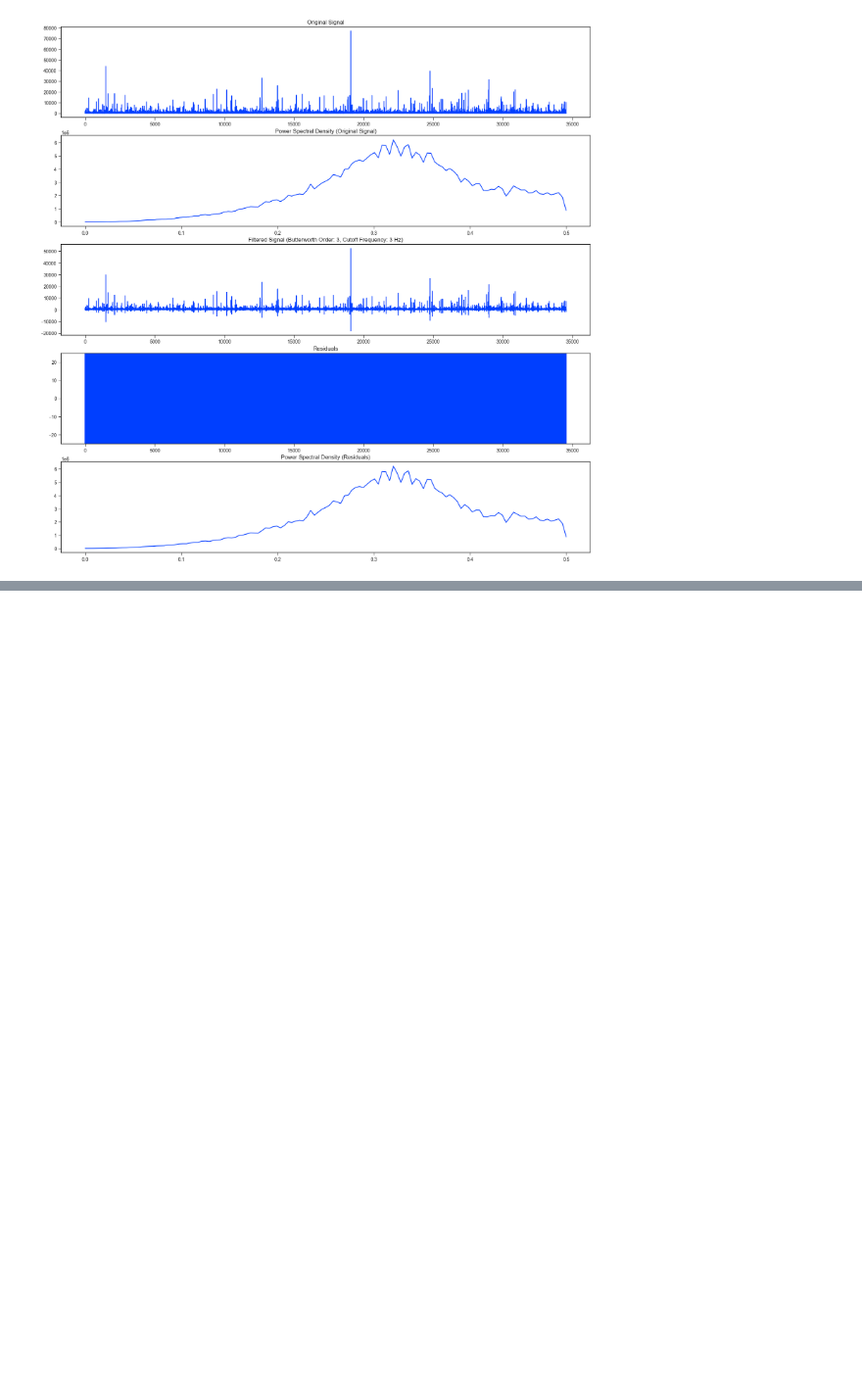
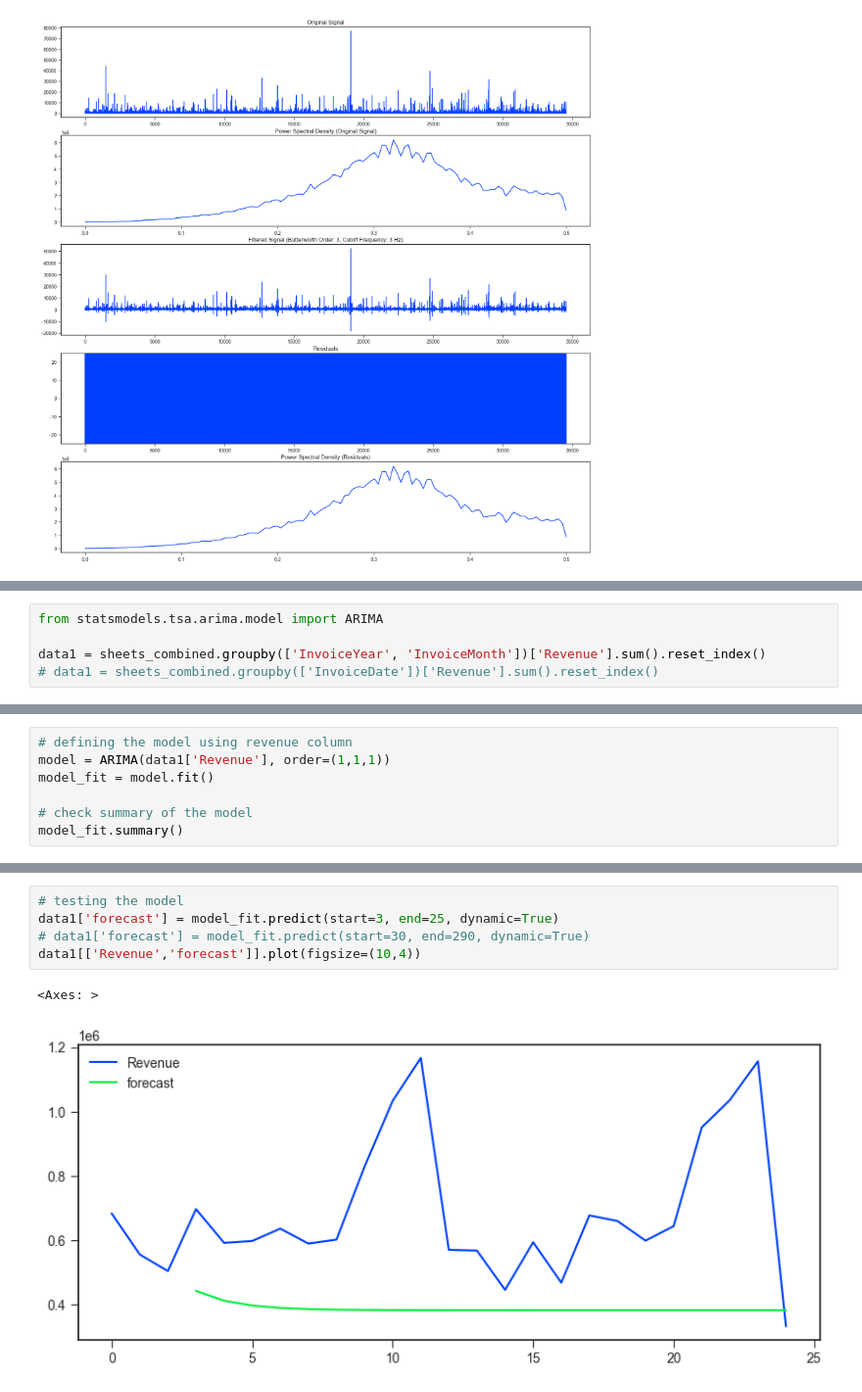
Before and after one commit to tushar55b/online-retail, a Jupyter notebook: code/Forecasting_TIS_1.ipynb, the cells around one changed output, grey strips where cells are left out. Shown at 98% size. Drawn from its saved outputs; the diff is of its cells as text; blank space fills up the shorter version.

Commit message:
test initial models

```diff
--- a/code/Forecasting_TIS_1.ipynb
+++ b/code/Forecasting_TIS_1.ipynb
@@ -1082,0 +1085,5 @@ for i in np.arange(3,20):
+# %%
+from statsmodels.tsa.arima.model import ARIMA
+
+data1 = sheets_combined.groupby(['InvoiceYear', 'InvoiceMonth'])['Revenue'].sum().reset_index()
+# data1 = sheets_combined.groupby(['InvoiceDate'])['Revenue'].sum().reset_index()
@@ -1082,0 +1099,7 @@ for i in np.arange(3,20):
+# %%
+# defining the model using revenue column
+model = ARIMA(data1['Revenue'], order=(1,1,1))
+model_fit = model.fit()
+
+# check summary of the model
+model_fit.summary()
@@ -1082,0 +1126,8 @@ for i in np.arange(3,20):
+# %%
+# testing the model
+data1['forecast'] = model_fit.predict(start=3, end=25, dynamic=True)
+# data1['forecast'] = model_fit.predict(start=30, end=290, dynamic=True)
+data1[['Revenue','forecast']].plot(figsize=(10,4))
+# %% [output]
+<Axes: >
+[figure, added]
```
Also changed, not shown: parts of 16 cells of this notebook.
